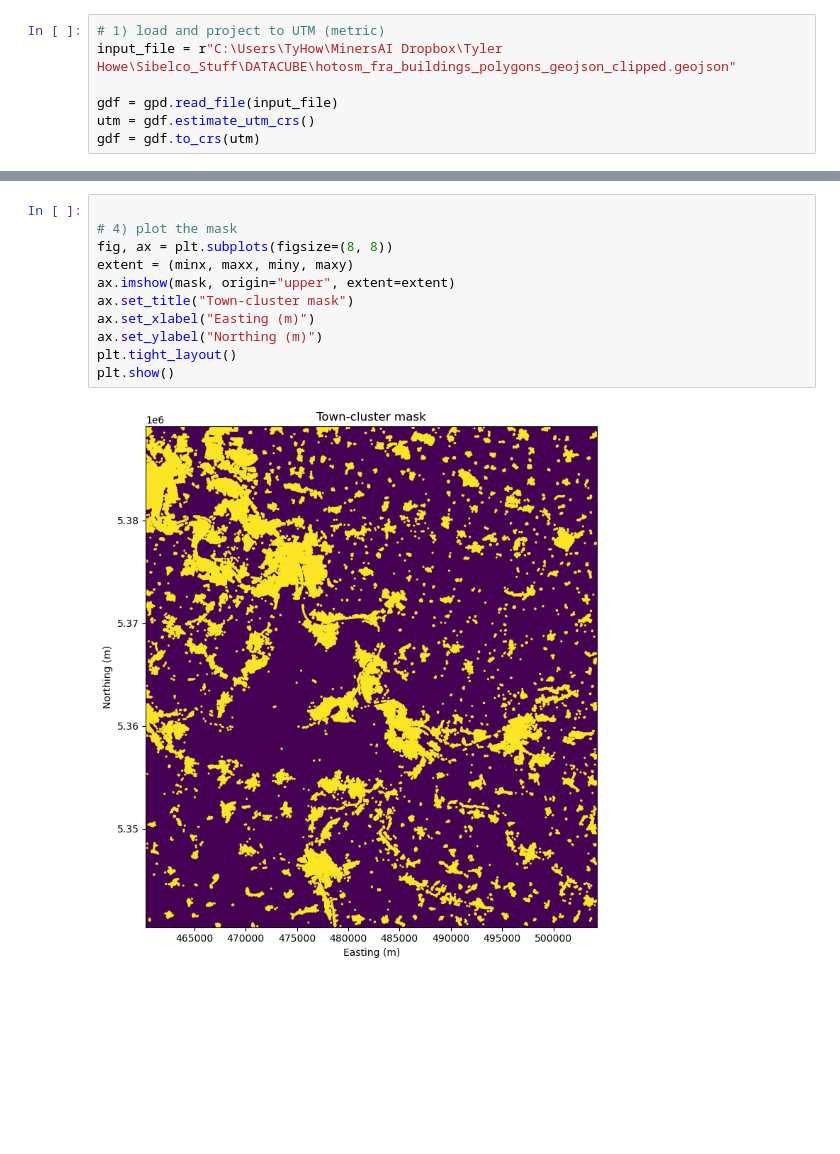
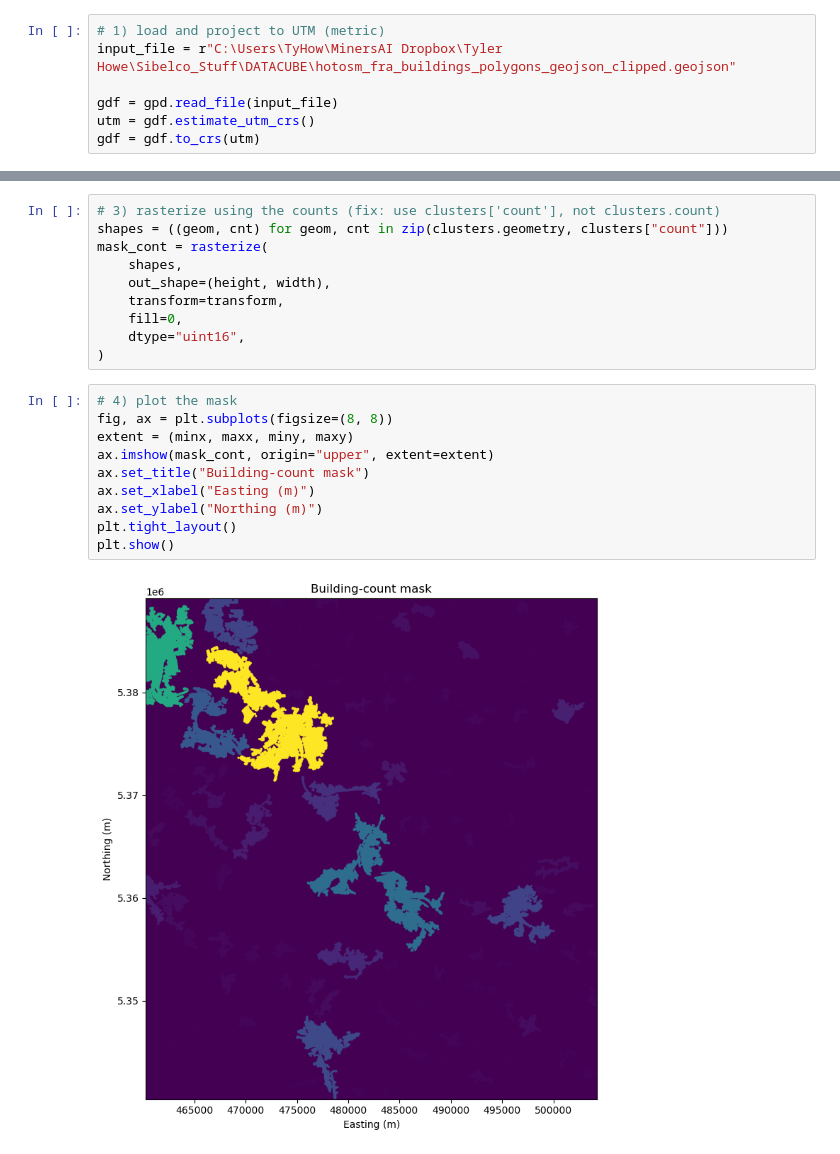
Before and after one commit to tyhowee/geo_datasci_tools, a Jupyter notebook: geojson_tools/buildings_poly_to_tiff.ipynb, the cells around one changed output, grey strips where cells are left out. Drawn from its saved outputs; the diff is of its cells as text; blank space fills up the shorter version.

Commit message:
created linear combination slider, changed building footprint to tiff to continuous rather than binary

```diff
--- a/geojson_tools/buildings_poly_to_tiff.ipynb
+++ b/geojson_tools/buildings_poly_to_tiff.ipynb
@@ -34,16 +41,25 @@ mask = rasterize(
+# %%
+# 3) rasterize using the counts (fix: use clusters['count'], not clusters.count)
+shapes = ((geom, cnt) for geom, cnt in zip(clusters.geometry, clusters["count"]))
+mask_cont = rasterize(
+    shapes,
+    out_shape=(height, width),
+    transform=transform,
+    fill=0,
+    dtype="uint16",
+)
 # %%
-
 # 4) plot the mask
 fig, ax = plt.subplots(figsize=(8, 8))
 extent = (minx, maxx, miny, maxy)
-ax.imshow(mask, origin="upper", extent=extent)
-ax.set_title("Town‐cluster mask")
+ax.imshow(mask_cont, origin="upper", extent=extent)
+ax.set_title("Building‐count mask")
 ax.set_xlabel("Easting (m)")
 ax.set_ylabel("Northing (m)")
 plt.tight_layout()
 plt.show()
 # %% [output]
-[figure, old version]
+[figure, new version]
 # %%
 # 5) save to GeoTIFF
 
```
Also changed, not shown: parts of 2 cells of this notebook, 1 other file.
